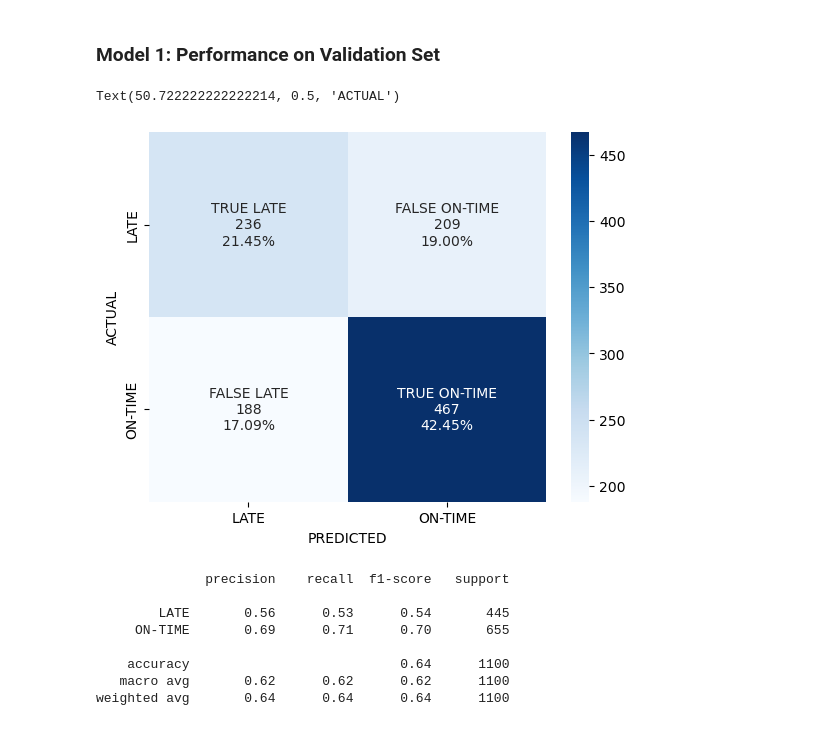
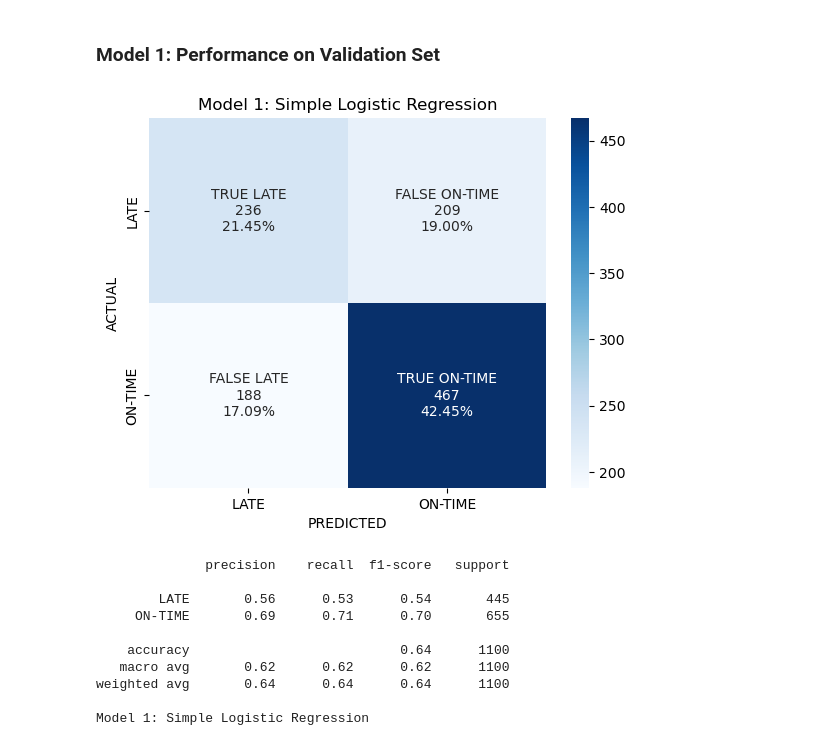
Before and after one commit to kdevoe/aai510-group7, a Jupyter notebook: shipping_modeling_setA.ipynb, the cells around one changed output. Cells and saved outputs as stored; diff of their text form; code cells hidden in the pictures.

Commit message:
Common Evaluation Functions in one File, added KNN v1
maybe better to use exactly the same evaluation function across models?

```diff
--- a/shipping_modeling_setA.ipynb
+++ b/shipping_modeling_setA.ipynb
@@ -113,40 +114,22 @@ Holding other features constant, **Discount_offered** contributes the most to ti
 # %%
 # predict y values based on the validation set
 y_pred1 = model1.predict(X_val)
-# %%
-# generate confusion matrix for model1
-cnf_matrix1 = confusion_matrix(y_val, y_pred1)
-
-# instead of '0' and '1's, create labels for target class
-target_names = ['LATE', 'ON-TIME']
-
-# create group names for true negatives, false positives, false negatives, and true positives
-group_names = ['TRUE LATE','FALSE ON-TIME','FALSE LATE','TRUE ON-TIME']
-
-# list counts and percentages for each group above.
-group_counts = cnf_matrix1.flatten()
-group_percentages = [format(value, ".2%") for value in group_counts/np.sum(group_counts)]
-
-# create a label for each group by combining the group name, counts, and percentages
-labels = [f'{v1}\n{v2}\n{v3}' for v1, v2, v3 in zip(group_names,group_counts,group_percentages)]
-labels = np.asarray(labels).reshape(2,2)
-
-# display confusion matrix
-sns.heatmap(cnf_matrix1, annot=labels, fmt='', cmap='Blues', xticklabels = target_names, yticklabels = target_names)
-plt.xlabel('PREDICTED')
-plt.ylabel('ACTUAL')
-# %% [output]
-Text(50.722222222222214, 0.5, 'ACTUAL')
-[figure, removed]
-# %%
-# Generate Classification Report for model 1
-print(classification_report(y_val, y_pred1, target_names=target_names))
-# %% [output]
-              precision    recall  f1-score   support
-
-        LATE       0.56      0.53      0.54       445
-     ON-TIME       0.69      0.71      0.70       655
-
-    accuracy                           0.64      1100
-   macro avg       0.62      0.62      0.62      1100
-weighted avg       0.64      0.64      0.64      1100
+# %%
+# generate confusion matrix for model1
+aai510_grp7_confusion_matrix(y_true = y_val, y_pred = y_pred1, title = 'Model 1: Simple Logistic Regression')
+# %% [output]
+[figure, added]
+# %%
+# Generate Classification Report for model 1
+aai510_grp7_class_report(y_true = y_val, y_pred = y_pred1, title = 'Model 1: Simple Logistic Regression')
+# %% [output]
+              precision    recall  f1-score   support
+
+        LATE       0.56      0.53      0.54       445
+     ON-TIME       0.69      0.71      0.70       655
+
+    accuracy                           0.64      1100
+   macro avg       0.62      0.62      0.62      1100
+weighted avg       0.64      0.64      0.64      1100
+
+Model 1: Simple Logistic Regression
```
Also changed, not shown: parts of 16 cells of this notebook, 1 other file.
